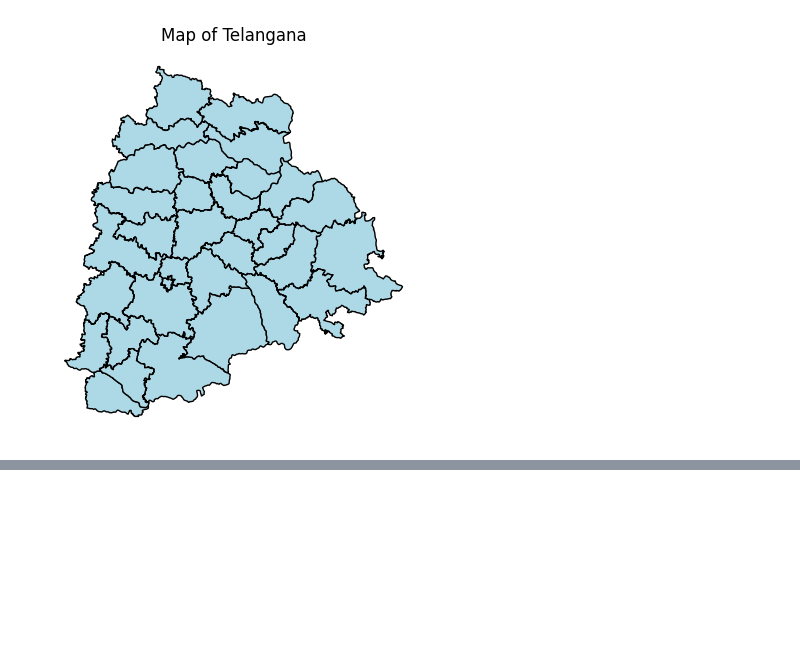
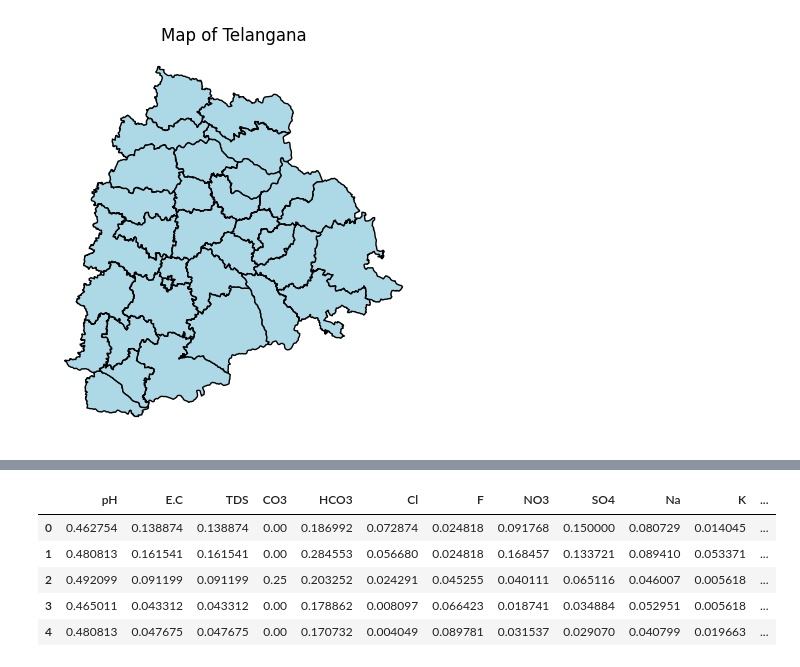
Before and after one commit to heckop/GroundWater_analyzer, a Jupyter notebook: Softmax_Implementation_And_Data_Preprocessing/graphRepresentation.ipynb, the cells around one changed output, grey strips where cells are left out. Saved outputs shown, nothing was run; the diff lists cells and outputs as text; code cells hidden in the pictures; blank space fills up the shorter version.

```diff
--- a/Softmax_Implementation_And_Data_Preprocessing/graphRepresentation.ipynb
+++ b/Softmax_Implementation_And_Data_Preprocessing/graphRepresentation.ipynb
@@ -21,0 +107,13 @@ plt.show()
+# %%
+dataset_ewqi = dataset_df.drop(['lat_gis','long_gis','sno','district','mandal','village','season','Classification','Classification.1'], axis=1,inplace=False)
+max_values = dataset_ewqi.max()
+min_values = dataset_ewqi.min()
+normalized_dataset = (dataset_ewqi - min_values) / (max_values - min_values)
+normalized_dataset.head()
+# %% [output]
+|  | pH | E.C | TDS | CO3 | HCO3 | Cl | F | NO3 | SO4 | Na | K | ... |
+| 0 | 0.462754 | 0.138874 | 0.138874 | 0.00 | 0.186992 | 0.072874 | 0.024818 | 0.091768 | 0.150000 | 0.080729 | 0.014045 | ... |
+| 1 | 0.480813 | 0.161541 | 0.161541 | 0.00 | 0.284553 | 0.056680 | 0.024818 | 0.168457 | 0.133721 | 0.089410 | 0.053371 | ... |
+| 2 | 0.492099 | 0.091199 | 0.091199 | 0.25 | 0.203252 | 0.024291 | 0.045255 | 0.040111 | 0.065116 | 0.046007 | 0.005618 | ... |
+| 3 | 0.465011 | 0.043312 | 0.043312 | 0.00 | 0.178862 | 0.008097 | 0.066423 | 0.018741 | 0.034884 | 0.052951 | 0.005618 | ... |
+| 4 | 0.480813 | 0.047675 | 0.047675 | 0.00 | 0.170732 | 0.004049 | 0.089781 | 0.031537 | 0.029070 | 0.040799 | 0.019663 | ... |
```
Also changed, not shown: parts of 13 cells of this notebook.
